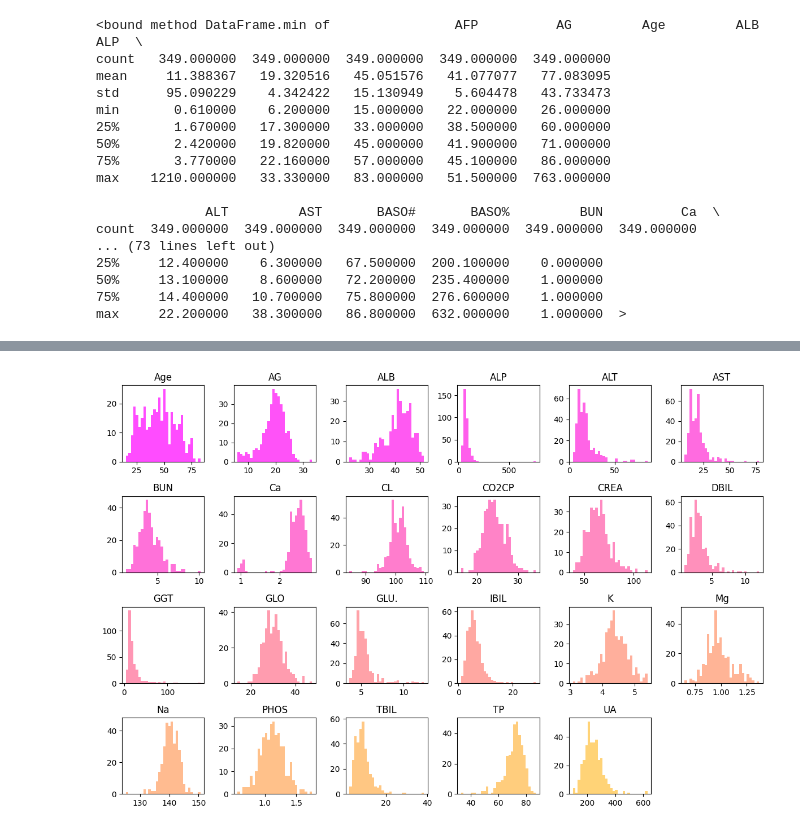
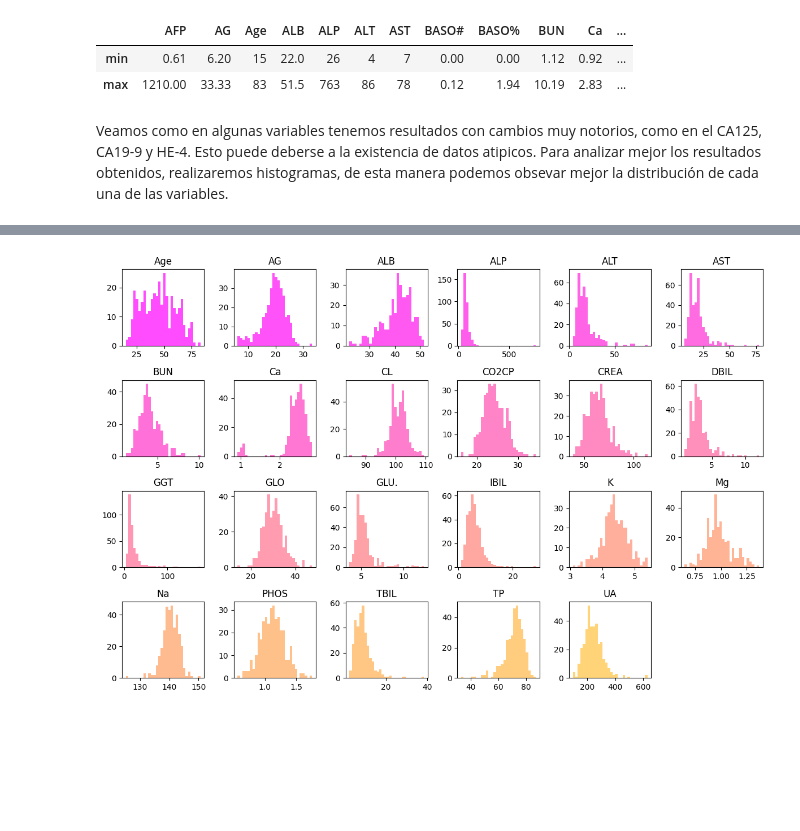
Before and after one commit to danahdzn/Analisis-predictivo-de-menopausia, a Jupyter notebook: Analisis Predictivo de la Menopausia.ipynb, the cells around one changed output, grey strips where cells are left out. Saved outputs shown, nothing was run; the diff lists cells and outputs as text; code cells hidden in the pictures; blank space fills up the shorter version.

```diff
--- a/Analisis Predictivo de la Menopausia.ipynb
+++ b/Analisis Predictivo de la Menopausia.ipynb
@@ -55,23 +75,13 @@ dtype: int64
-# %%
-OvarianTotal.describe()[,]
-# %% [output]
-<bound method DataFrame.min of                AFP          AG         Age         ALB         ALP  \
-count   349.000000  349.000000  349.000000  349.000000  349.000000
-mean     11.388367   19.320516   45.051576   41.077077   77.083095
-std      95.090229    4.342422   15.130949    5.604478   43.733473
-min       0.610000    6.200000   15.000000   22.000000   26.000000
-25%       1.670000   17.300000   33.000000   38.500000   60.000000
-50%       2.420000   19.820000   45.000000   41.900000   71.000000
-75%       3.770000   22.160000   57.000000   45.100000   86.000000
-max    1210.000000   33.330000   83.000000   51.500000  763.000000
-
-              ALT         AST       BASO#       BASO%         BUN          Ca  \
-count  349.000000  349.000000  349.000000  349.000000  349.000000  349.000000
-... (73 lines left out)
-25%     12.400000    6.300000   67.500000  200.100000    0.000000
-50%     13.100000    8.600000   72.200000  235.400000    1.000000
-75%     14.400000   10.700000   75.800000  276.600000    1.000000
-max     22.200000   38.300000   86.800000  632.000000    1.000000  >
+# %%
+# Obtenemos los rangos de nuestras vaiables
+ranges = OvarianTotal.agg(["min", "max"])
+ranges
+# %% [output]
+|  | AFP | AG | Age | ALB | ALP | ALT | AST | BASO# | BASO% | BUN | Ca | ... |
+| min | 0.61 | 6.20 | 15 | 22.0 | 26 | 4 | 7 | 0.00 | 0.00 | 1.12 | 0.92 | ... |
+| max | 1210.00 | 33.33 | 83 | 51.5 | 763 | 86 | 78 | 0.12 | 1.94 | 10.19 | 2.83 | ... |
+# %% [markdown]
+Veamos como en algunas variables tenemos resultados con cambios muy notorios, como en el CA125, CA19-9 y HE-4. Esto puede deberse a la existencia de datos atipicos. Para analizar mejor los resultados obtenidos, realizaremos histogramas, de esta manera podemos obsevar mejor la distribución de cada una de las variables.
 # %%
 def histogramas(datos, paleta):
     palette = plt.cm.get_cmap(paleta, 30)
```
Also changed, not shown: parts of 15 cells of this notebook.
